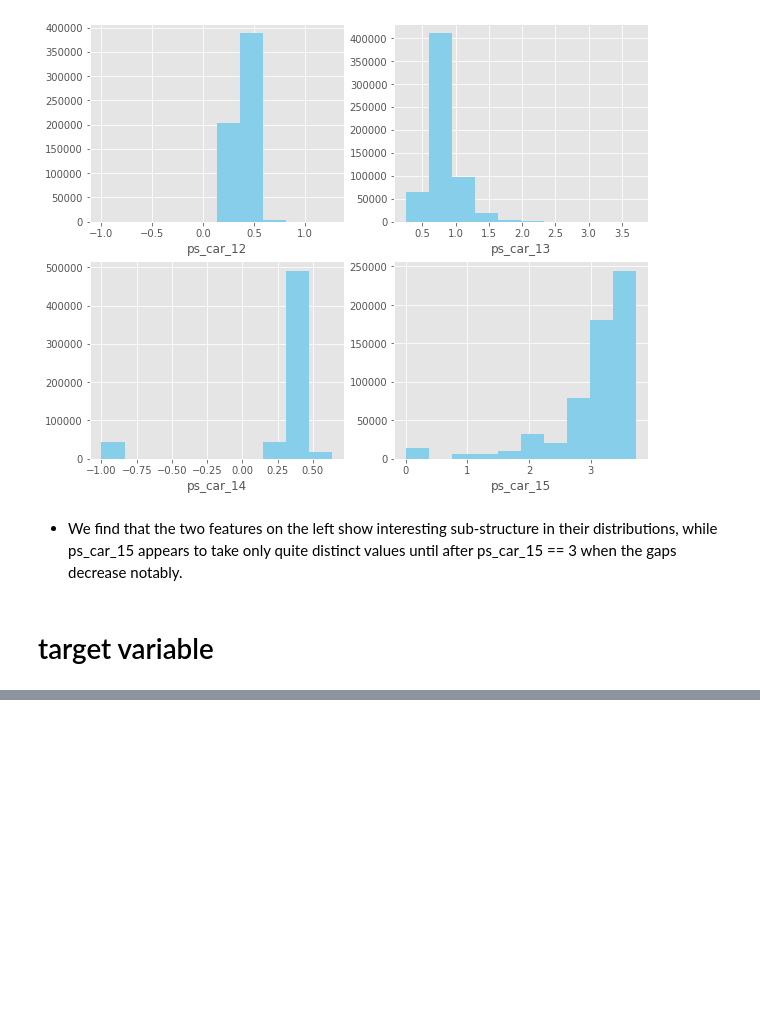
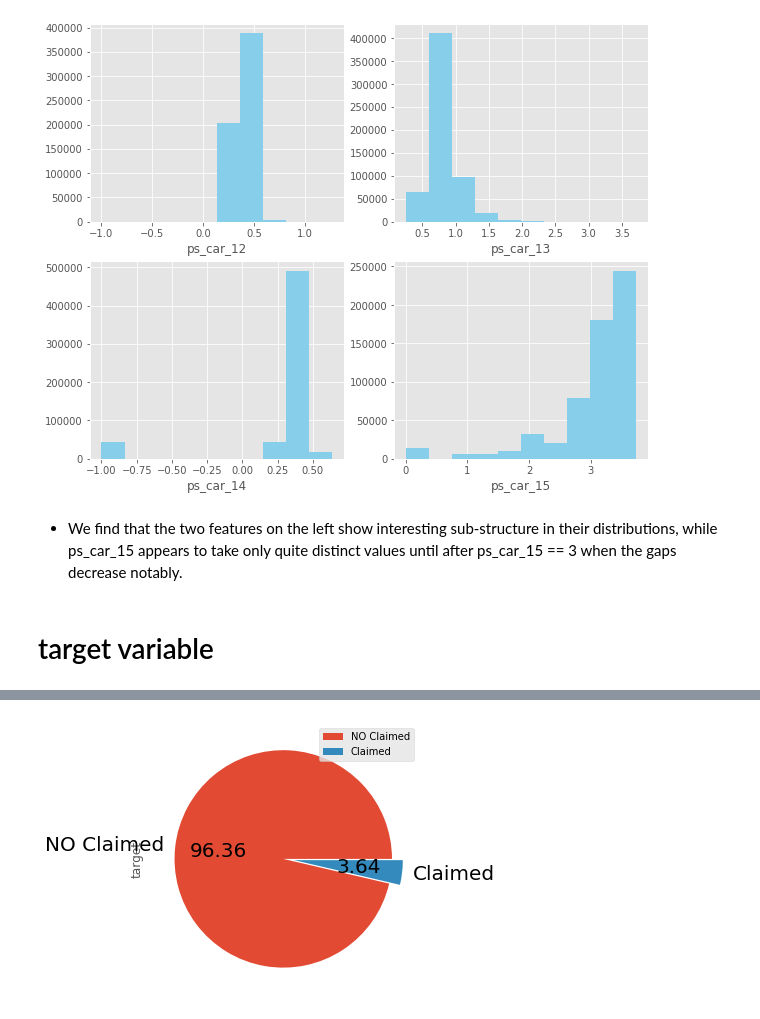
Before and after one commit to KrishnaDesai16/InsuranceClaimPrediction, a Jupyter notebook: InsuranceClaimPrediction.ipynb, the cells around one changed output, grey strips where cells are left out. Drawn from its saved outputs; the diff is of its cells as text; code cells hidden in the pictures; blank space fills up the shorter version.

```diff
--- a/InsuranceClaimPrediction.ipynb
+++ b/InsuranceClaimPrediction.ipynb
@@ -202,0 +227,7 @@ for i in floating_feature_part2 :
+# %%
+labels=['NO Claimed','Claimed']
+explode=[0,0.1]
+counts.plot.pie(explode=explode, labels=labels,figsize=(10,5),fontsize=20,autopct='%.2f',legend=True)
+plt.show()
+# %% [output]
+[figure, added]
```
Also changed, not shown: parts of 7 cells of this notebook.
